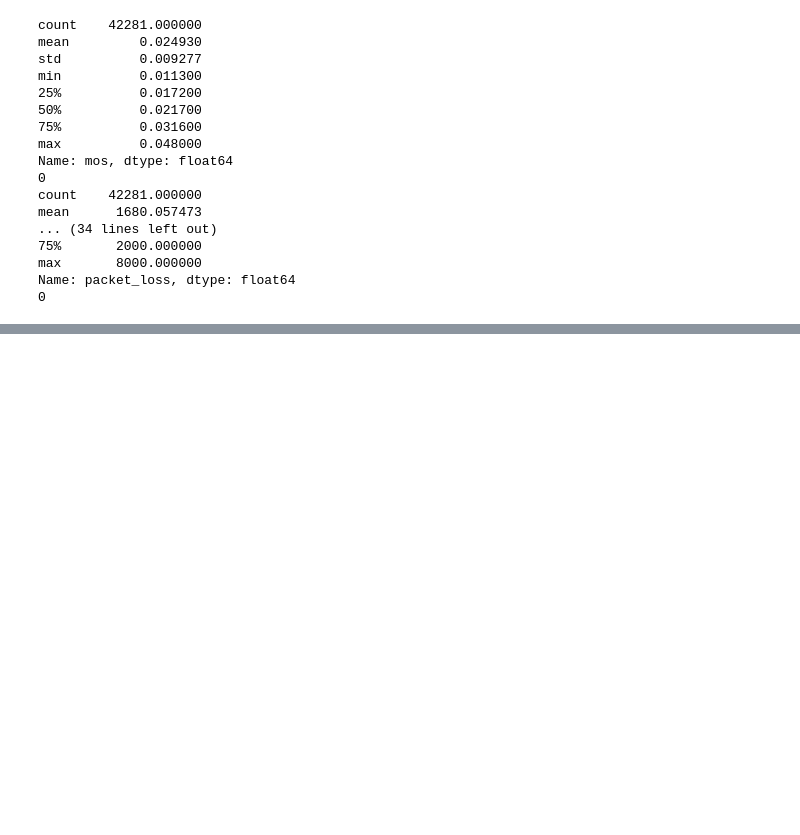
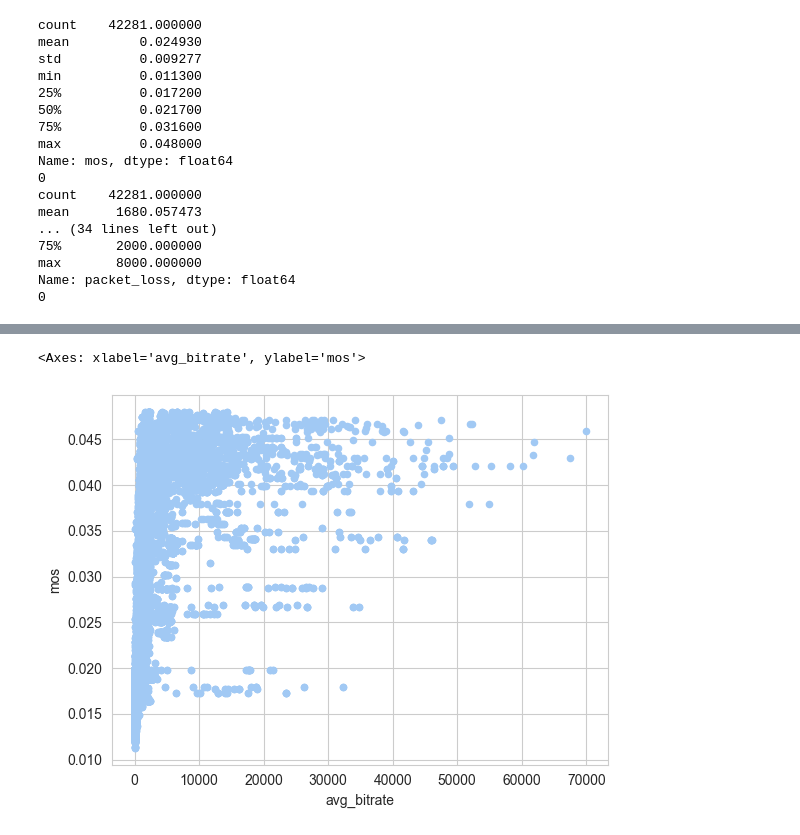
Before and after one commit to zazou-git86/MOS_QOE_Selenium, a Jupyter notebook: MOS_QOE_Selenium.ipynb, the cells around one changed output, grey strips where cells are left out. Saved outputs shown, nothing was run; the diff lists cells and outputs as text; code cells hidden in the pictures; blank space fills up the shorter version.

```diff
--- a/MOS_QOE_Selenium.ipynb
+++ b/MOS_QOE_Selenium.ipynb
@@ -120,0 +173,5 @@ Name: packet_loss, dtype: float64
+# %%
+data.plot.scatter(x='avg_bitrate', y='mos')
+# %% [output]
+<Axes: xlabel='avg_bitrate', ylabel='mos'>
+[figure, added]
```
Also changed, not shown: parts of 16 cells of this notebook.
